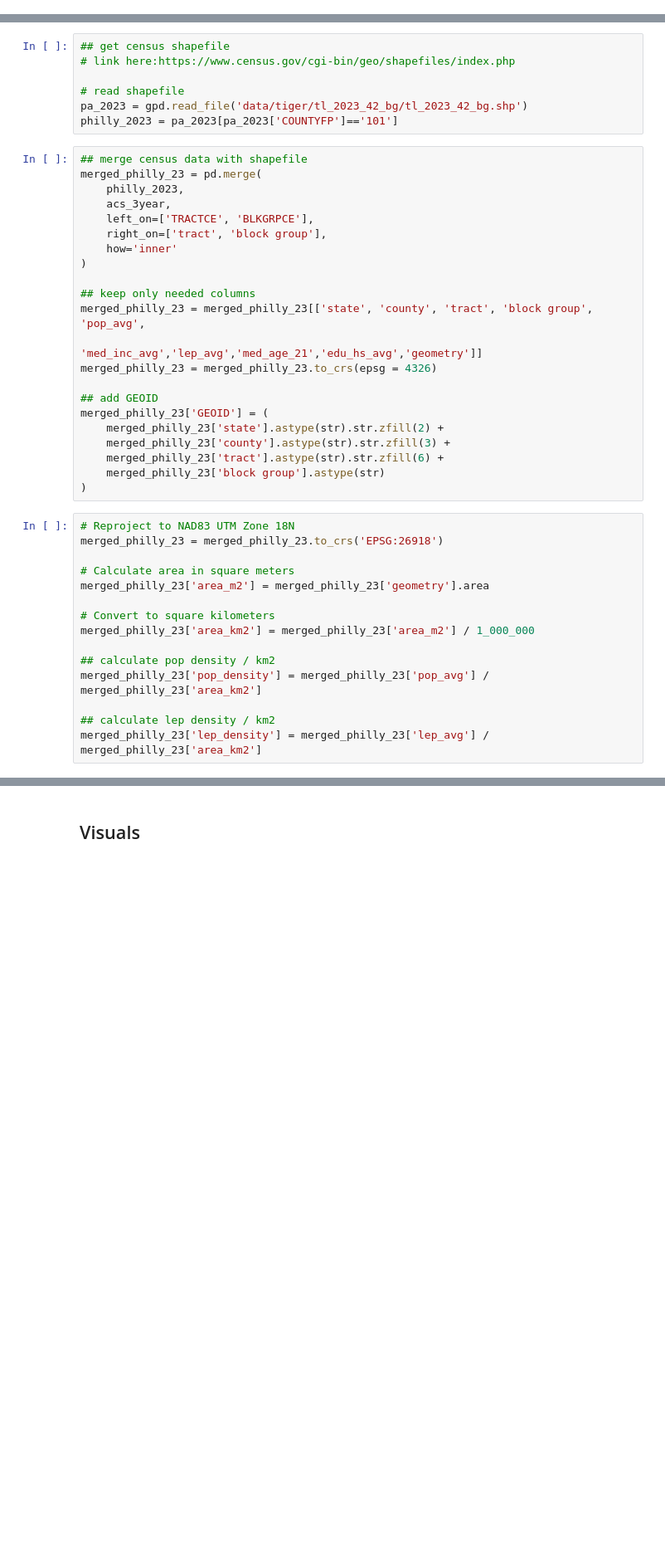
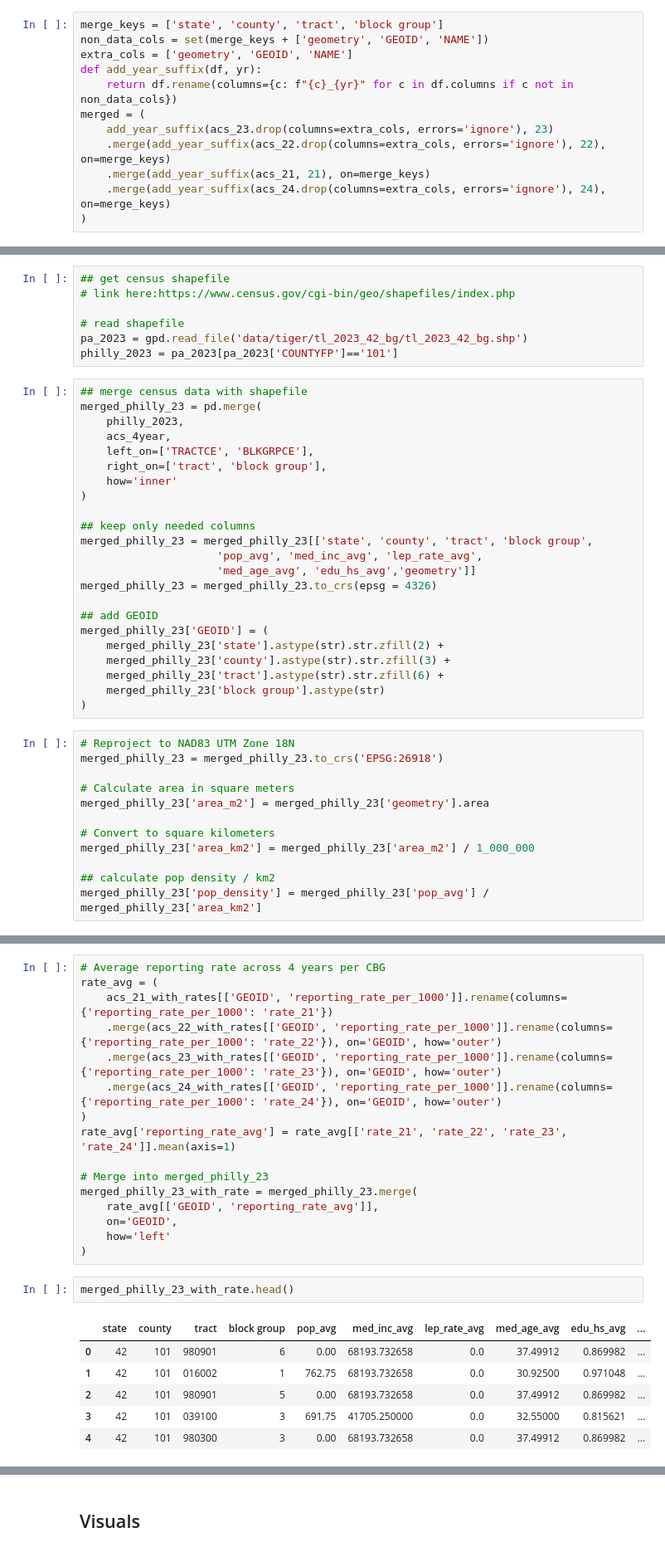
Before and after one commit to yuxinlg/Illegal-Dumping, a Jupyter notebook: code/acs.ipynb, the cells around one changed output, grey strips where cells are left out. Shown at 83% size. Drawn from its saved outputs; the diff is of its cells as text; blank space fills up the shorter version.

```diff
--- a/code/acs.ipynb
+++ b/code/acs.ipynb
@@ -350,0 +545,12 @@ merged = merged.rename(columns={'pop': 'pop_21', 'med_inc': 'med_inc_21', 'lep':
+# %%
+merge_keys = ['state', 'county', 'tract', 'block group']
+non_data_cols = set(merge_keys + ['geometry', 'GEOID', 'NAME'])
+extra_cols = ['geometry', 'GEOID', 'NAME']
+def add_year_suffix(df, yr):
+    return df.rename(columns={c: f"{c}_{yr}" for c in df.columns if c not in non_data_cols})
+merged = (
+    add_year_suffix(acs_23.drop(columns=extra_cols, errors='ignore'), 23)
+    .merge(add_year_suffix(acs_22.drop(columns=extra_cols, errors='ignore'), 22), on=merge_keys)
+    .merge(add_year_suffix(acs_21, 21), on=merge_keys)
+    .merge(add_year_suffix(acs_24.drop(columns=extra_cols, errors='ignore'), 24), on=merge_keys)
+)
@@ -377,15 +624,16 @@ philly_2023 = pa_2023[pa_2023['COUNTYFP']=='101']
 ## merge census data with shapefile
 merged_philly_23 = pd.merge(
     philly_2023,
-    acs_3year,
+    acs_4year,
     left_on=['TRACTCE', 'BLKGRPCE'],
     right_on=['tract', 'block group'],
     how='inner'
 )
 
 ## keep only needed columns
-merged_philly_23 = merged_philly_23[['state', 'county', 'tract', 'block group', 'pop_avg',
-                                     'med_inc_avg','lep_avg','med_age_21','edu_hs_avg','geometry']]
+merged_philly_23 = merged_philly_23[['state', 'county', 'tract', 'block group',
+                     'pop_avg', 'med_inc_avg', 'lep_rate_avg',
+                     'med_age_avg', 'edu_hs_avg','geometry']]
 merged_philly_23 = merged_philly_23.to_crs(epsg = 4326)
 
 ## add GEOID
@@ -407,6 +655,3 @@ merged_philly_23['area_km2'] = merged_philly_23['area_m2'] / 1_000_000
 
 ## calculate pop density / km2
 merged_philly_23['pop_density'] = merged_philly_23['pop_avg'] / merged_philly_23['area_km2']
-
-## calculate lep density / km2
-merged_philly_23['lep_density'] = merged_philly_23['lep_avg'] / merged_philly_23['area_km2']
@@ -421,0 +661,25 @@ Text(0.5, 1.0, 'Population Density (people/km^2)')
+# %%
+# Average reporting rate across 4 years per CBG
+rate_avg = (
+    acs_21_with_rates[['GEOID', 'reporting_rate_per_1000']].rename(columns={'reporting_rate_per_1000': 'rate_21'})
+    .merge(acs_22_with_rates[['GEOID', 'reporting_rate_per_1000']].rename(columns={'reporting_rate_per_1000': 'rate_22'}), on='GEOID', how='outer')
+    .merge(acs_23_with_rates[['GEOID', 'reporting_rate_per_1000']].rename(columns={'reporting_rate_per_1000': 'rate_23'}), on='GEOID', how='outer')
+    .merge(acs_24_with_rates[['GEOID', 'reporting_rate_per_1000']].rename(columns={'reporting_rate_per_1000': 'rate_24'}), on='GEOID', how='outer')
+)
+rate_avg['reporting_rate_avg'] = rate_avg[['rate_21', 'rate_22', 'rate_23', 'rate_24']].mean(axis=1)
+
+# Merge into merged_philly_23
+merged_philly_23_with_rate = merged_philly_23.merge(
+    rate_avg[['GEOID', 'reporting_rate_avg']],
+    on='GEOID',
+    how='left'
+)
+# %%
+merged_philly_23_with_rate.head()
+# %% [output]
+|  | state | county | tract | block group | pop_avg | med_inc_avg | lep_rate_avg | med_age_avg | edu_hs_avg | ... |
+| 0 | 42 | 101 | 980901 | 6 | 0.00 | 68193.732658 | 0.0 | 37.49912 | 0.869982 | ... |
+| 1 | 42 | 101 | 016002 | 1 | 762.75 | 68193.732658 | 0.0 | 30.92500 | 0.971048 | ... |
+| 2 | 42 | 101 | 980901 | 5 | 0.00 | 68193.732658 | 0.0 | 37.49912 | 0.869982 | ... |
+| 3 | 42 | 101 | 039100 | 3 | 691.75 | 41705.250000 | 0.0 | 32.55000 | 0.815621 | ... |
+| 4 | 42 | 101 | 980300 | 3 | 0.00 | 68193.732658 | 0.0 | 37.49912 | 0.869982 | ... |
```
Also changed, not shown: parts of 21 cells of this notebook, 2 other files.
